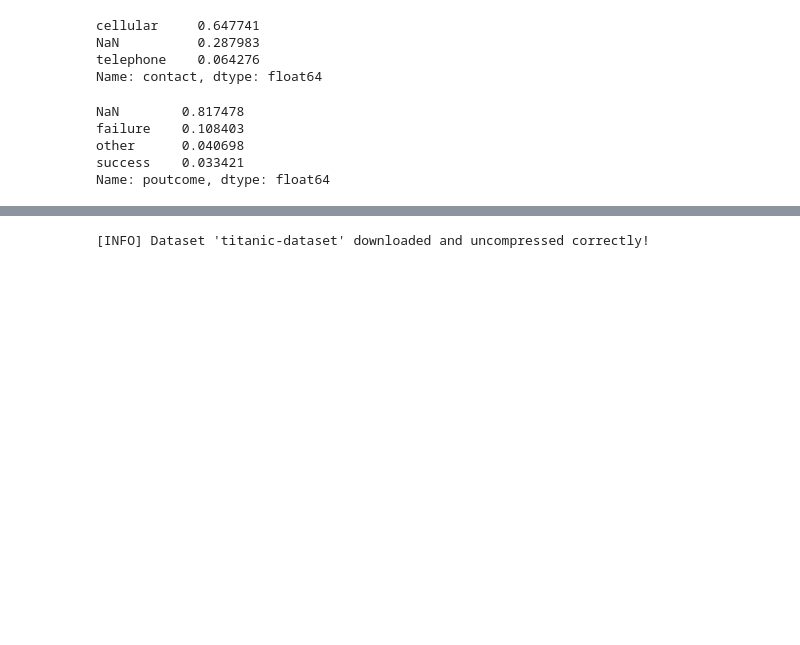
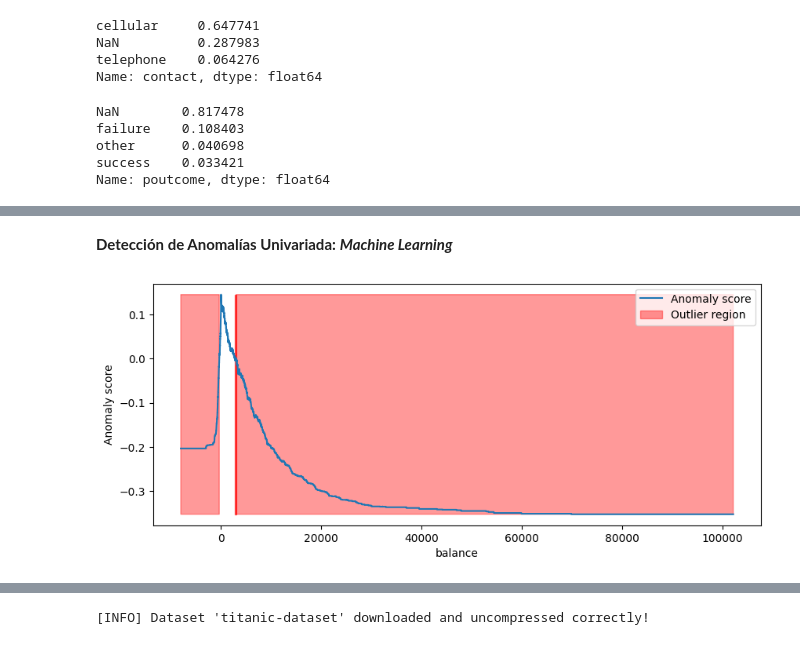
Before and after one commit to joefavergel/pbs-enae-python-beginners-course, a Jupyter notebook: 4-python-data-analysis.ipynb, the cells around one changed output, grey strips where cells are left out. Drawn from its saved outputs; the diff is of its cells as text; code cells hidden in the pictures; blank space fills up the shorter version.

Commit message:
:hammer: Change in python data analysis session

```diff
--- a/4-python-data-analysis.ipynb
+++ b/4-python-data-analysis.ipynb
@@ -1018,0 +719,21 @@ plt.show()
+# %%
+from copy import deepcopy
+
+N_SAMPLES = len(train)
+
+subtrain = deepcopy(train.sample(N_SAMPLES))
+subtrain.reset_index(drop=True, inplace=True)
+# %%
+target = "balance"
+data = subtrain[target].tolist()
+sigma = 5
+data_mean, data_std = np.mean(data), np.std(data)
+cut_off = data_std * sigma
+lower, upper = data_mean - cut_off, data_mean + cut_off
+outlier_flag = pd.Series([True if (x < lower or x > upper) else False for x in data ])
+print(outlier_flag.value_counts(normalize=True))
+outliers = [x for x in data if (x < lower or x > upper)]
+print(
+    "\n[INFO] Some possible outliers according to the standard deviation method for the "
+    f"target \"{target}\"\n", np.random.choice(outliers, 20)
+)
@@ -1018,0 +760,28 @@ plt.show()
+# %% [markdown]
+**Detección de Anomalías Univariada:** ***Machine Learning***
+# %%
+from sklearn.ensemble import IsolationForest
+
+isolation_forest = IsolationForest(n_estimators=100, random_state=42)
+isolation_forest.fit(subtrain[target].values.reshape(-1, 1))
+xx = np.linspace(subtrain[target].min(), subtrain[target].max(), len(subtrain)).reshape(-1,1)
+anomaly_score = isolation_forest.decision_function(xx)
+outlier_flag = isolation_forest.predict(xx)
+
+plt.figure(figsize=(10,4))
+plt.plot(xx, anomaly_score, label='Anomaly score')
+plt.fill_between(
+    xx.T[0],
+    np.min(anomaly_score),
+    np.max(anomaly_score),
+    where=outlier_flag==-1,
+    color='r',
+    alpha=.4,
+    label='Outlier region'
+)
+plt.legend()
+plt.ylabel('Anomaly score')
+plt.xlabel(target)
+plt.show()
+# %% [output]
+[figure, added]
```
Also changed, not shown: parts of 43 cells of this notebook.
